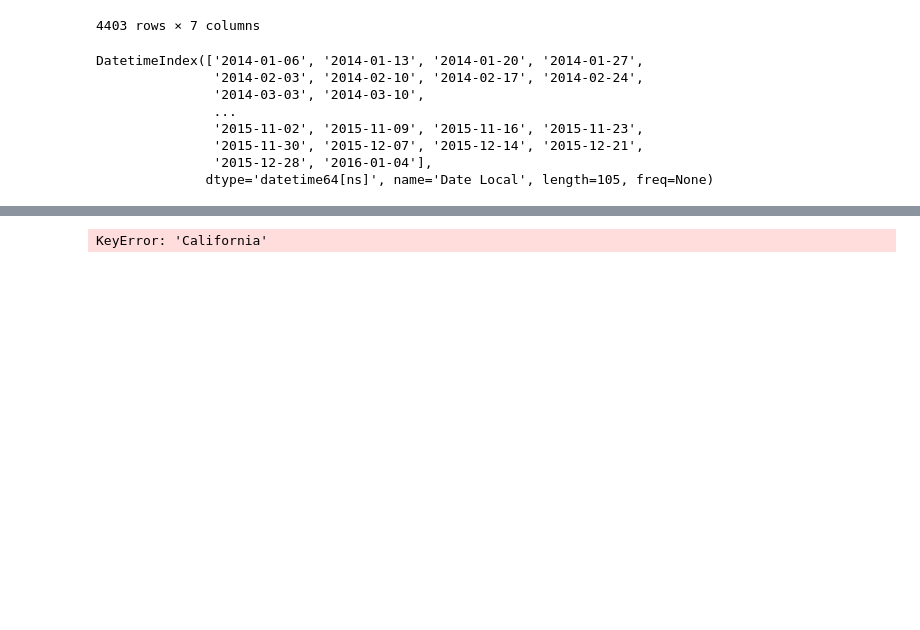
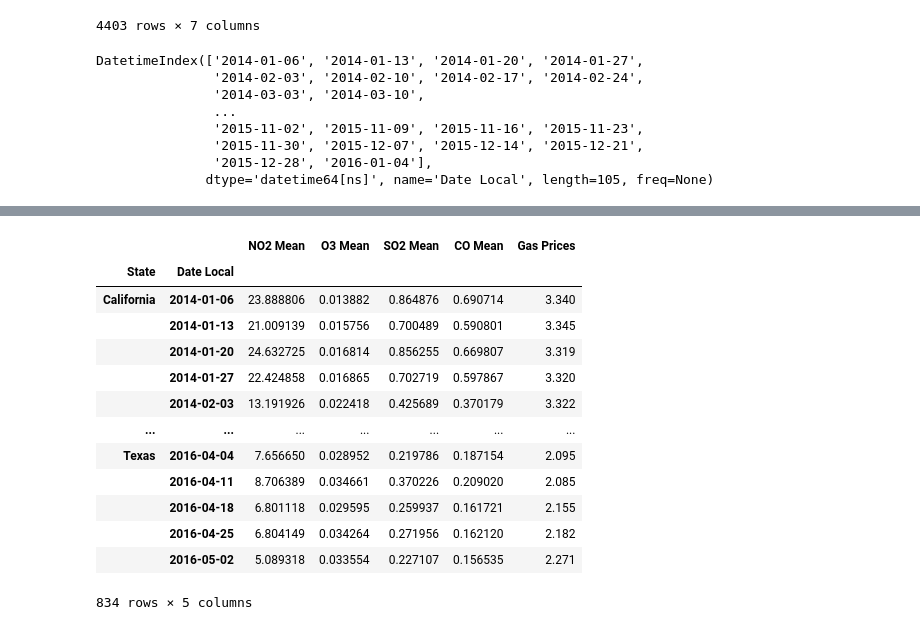
Before and after one commit to jpraasch/GroupProject1, a Jupyter notebook: Data_Analysis.ipynb, the cells around one changed output, grey strips where cells are left out. Saved outputs shown, nothing was run; the diff lists cells and outputs as text; code cells hidden in the pictures; blank space fills up the shorter version.

```diff
--- a/Data_Analysis.ipynb
+++ b/Data_Analysis.ipynb
@@ -300,14 +301,28 @@ CombinedStates
 105 rows × 5 columns
 # %%
+CombinedStates=StateSubset.groupby(["State", "Date Local"]).sum()
 CaliforniaData=CombinedStates.loc["California"]
 TexasData=CombinedStates.loc["Texas"]
 FloridaData=CombinedStates.loc["Florida"]
 NewJerseyData=CombinedStates.loc["New Jersey"]
 IllinoisData=CombinedStates.loc["Illinois"]
 ColoradoData=CombinedStates.loc["Colorado"]
 NorthCarolinaData=CombinedStates.loc["North Carolina"]
 CombinedStates
 # %% [output]
+|  |  | NO2 Mean | O3 Mean | SO2 Mean | CO Mean | Gas Prices |
+| State | Date Local |  |  |  |  |  |
+| California | 2014-01-06 | 23.888806 | 0.013882 | 0.864876 | 0.690714 | 3.340 |
+|  | 2014-01-13 | 21.009139 | 0.015756 | 0.700489 | 0.590801 | 3.345 |
+|  | 2014-01-20 | 24.632725 | 0.016814 | 0.856255 | 0.669807 | 3.319 |
+|  | 2014-01-27 | 22.424858 | 0.016865 | 0.702719 | 0.597867 | 3.320 |
+|  | 2014-02-03 | 13.191926 | 0.022418 | 0.425689 | 0.370179 | 3.322 |
+| ... | ... | ... | ... | ... | ... | ... |
+| Texas | 2016-04-04 | 7.656650 | 0.028952 | 0.219786 | 0.187154 | 2.095 |
+|  | 2016-04-11 | 8.706389 | 0.034661 | 0.370226 | 0.209020 | 2.085 |
+|  | 2016-04-18 | 6.801118 | 0.029595 | 0.259937 | 0.161721 | 2.155 |
+|  | 2016-04-25 | 6.804149 | 0.034264 | 0.271956 | 0.162120 | 2.182 |
+|  | 2016-05-02 | 5.089318 | 0.033554 | 0.227107 | 0.156535 | 2.271 |
-KeyError: 'California'
+834 rows × 5 columns
 # %%
 #Hypothesis Testing (Nate)
```
Also changed, not shown: parts of 1 cell of this notebook.
